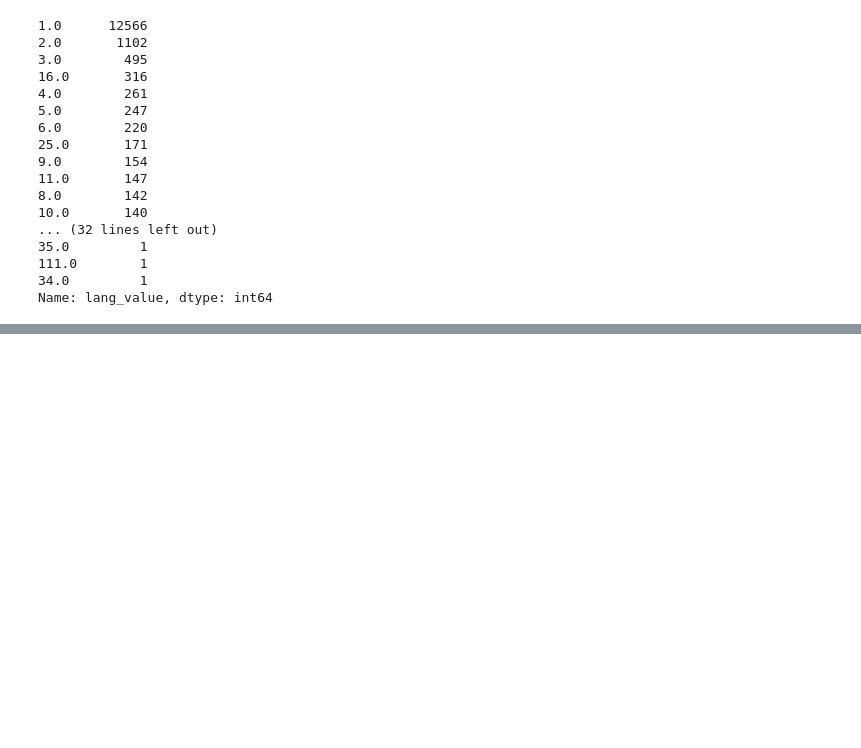
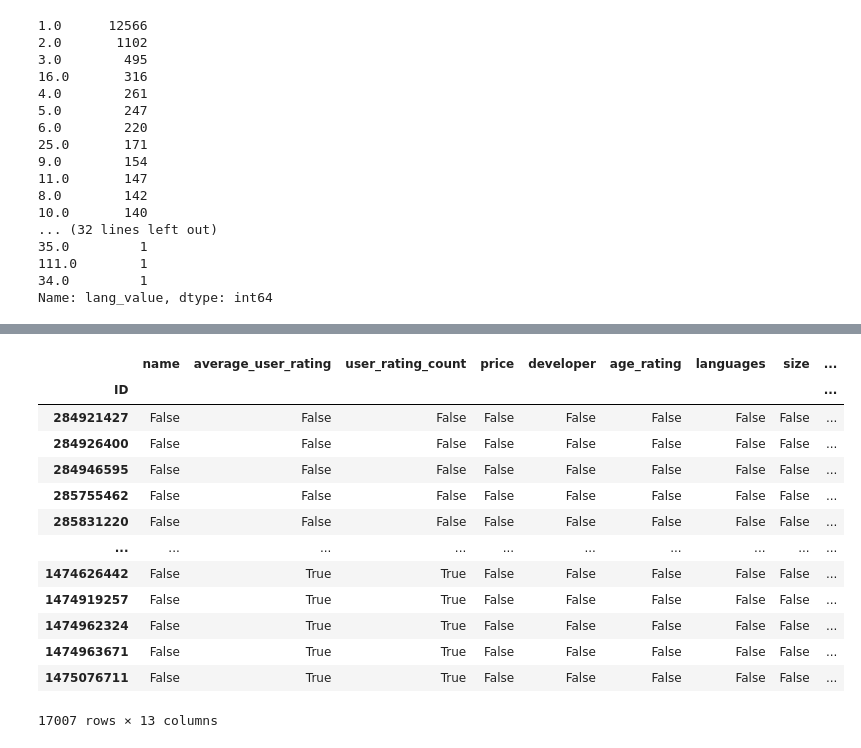
Before and after one commit to mietekdom/Data_Science_Cases, a Jupyter notebook: Appstore/Appstore.ipynb, the cells around one changed output, grey strips where cells are left out. Drawn from its saved outputs; the diff is of its cells as text; code cells hidden in the pictures; blank space fills up the shorter version.

```diff
--- a/Appstore/Appstore.ipynb
+++ b/Appstore/Appstore.ipynb
@@ -259,0 +299,17 @@ Name: lang_value, dtype: int64
+# %%
+df.isnull() # informacja gdzie mamy braki
+# %% [output]
+|  | name | average_user_rating | user_rating_count | price | developer | age_rating | languages | size | ... |
+| ID |  |  |  |  |  |  |  |  | ... |
+| 284921427 | False | False | False | False | False | False | False | False | ... |
+| 284926400 | False | False | False | False | False | False | False | False | ... |
+| 284946595 | False | False | False | False | False | False | False | False | ... |
+| 285755462 | False | False | False | False | False | False | False | False | ... |
+| 285831220 | False | False | False | False | False | False | False | False | ... |
+| ... | ... | ... | ... | ... | ... | ... | ... | ... | ... |
+| 1474626442 | False | True | True | False | False | False | False | False | ... |
+| 1474919257 | False | True | True | False | False | False | False | False | ... |
+| 1474962324 | False | True | True | False | False | False | False | False | ... |
+| 1474963671 | False | True | True | False | False | False | False | False | ... |
+| 1475076711 | False | True | True | False | False | False | False | False | ... |
+17007 rows × 13 columns
```
Also changed, not shown: parts of 6 cells of this notebook.
